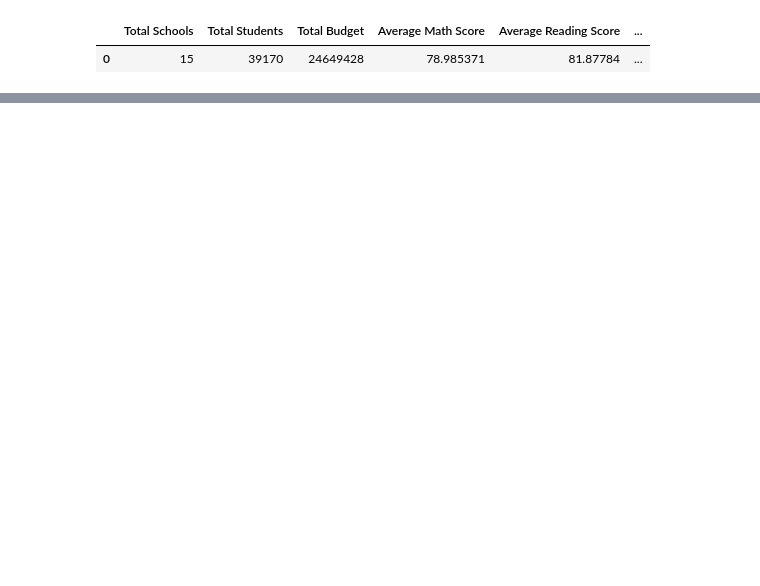
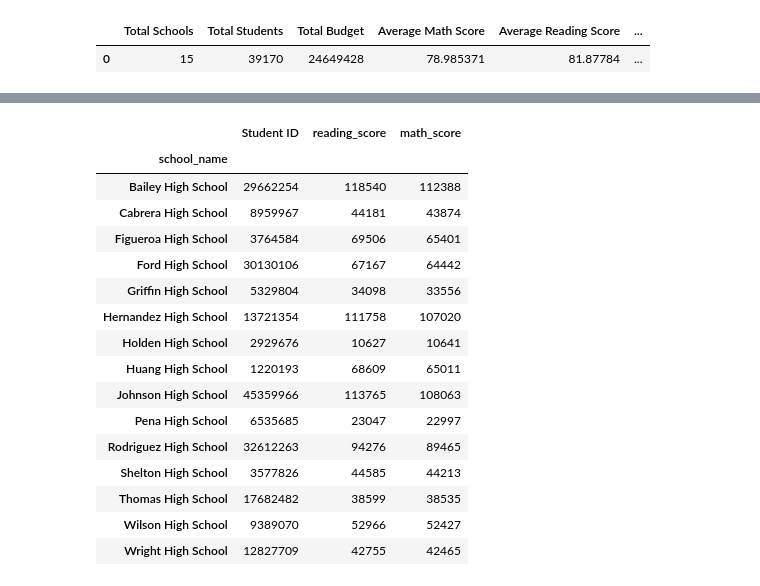
Before and after one commit to mel-c-lowe/Pandas_Challenge, a Jupyter notebook: PyCity_Schools.ipynb, the cells around one changed output, grey strips where cells are left out. Cells and saved outputs as stored; diff of their text form; code cells hidden in the pictures; blank space fills up the shorter version.

Commit message:
Trying to replicate earlier .drop structures but thinking this might dead end for the scores by grade

```diff
--- a/PyCity_Schools.ipynb
+++ b/PyCity_Schools.ipynb
@@ -24,7 +31,7 @@ combined_data = pd.merge(student_data_df, sorted_school_data, how="left", on=["s
 # Distric Summary Below
 # %%
 # Calculate total number of schools as length of list of unique schools. Remember that index starts at 0
-total_schools = combined_data["school_name"].unique()
+total_schools = sorted_school_data["school_name"].unique()
 # len(total_schools)
 
 # Calculate total number of students as length of list of unique student ids (names might be repeated)
@@ -248,0 +303,43 @@ school_summary_final
+# %%
+# Call student_data_df to verify needed info
+student_data_df
+
+# Call total_schools to confirm
+total_schools
+
+# Call student_count_list to confirm
+student_count_list
+
+# Separate 9th grade students
+ninth_grade = student_data_df.drop(student_data_df[student_data_df.grade != "9th"].index)
+ninth_grade
+
+# Try with groupby
+group_ninth = ninth_grade.groupby("school_name")
+group_ninth.sum()
+
+# # Hold math totals
+# ninth_math_total = group_ninth["math_score"].sum()
+# ninth_math_total
+
+# # Average 9th grade math score list
+# ninth_math_avg = ninth_math_total / student_count_list
+# ninth_math_avg
+# %% [output]
+|  | Student ID | reading_score | math_score |
+| school_name |  |  |  |
+| Bailey High School | 29662254 | 118540 | 112388 |
+| Cabrera High School | 8959967 | 44181 | 43874 |
+| Figueroa High School | 3764584 | 69506 | 65401 |
+| Ford High School | 30130106 | 67167 | 64442 |
+| Griffin High School | 5329804 | 34098 | 33556 |
+| Hernandez High School | 13721354 | 111758 | 107020 |
+| Holden High School | 2929676 | 10627 | 10641 |
+| Huang High School | 1220193 | 68609 | 65011 |
+| Johnson High School | 45359966 | 113765 | 108063 |
+| Pena High School | 6535685 | 23047 | 22997 |
+| Rodriguez High School | 32612263 | 94276 | 89465 |
+| Shelton High School | 3577826 | 44585 | 44213 |
+| Thomas High School | 17682482 | 38599 | 38535 |
+| Wilson High School | 9389070 | 52966 | 52427 |
+| Wright High School | 12827709 | 42755 | 42465 |
```
Also changed, not shown: parts of 9 cells of this notebook, 2 other files.
